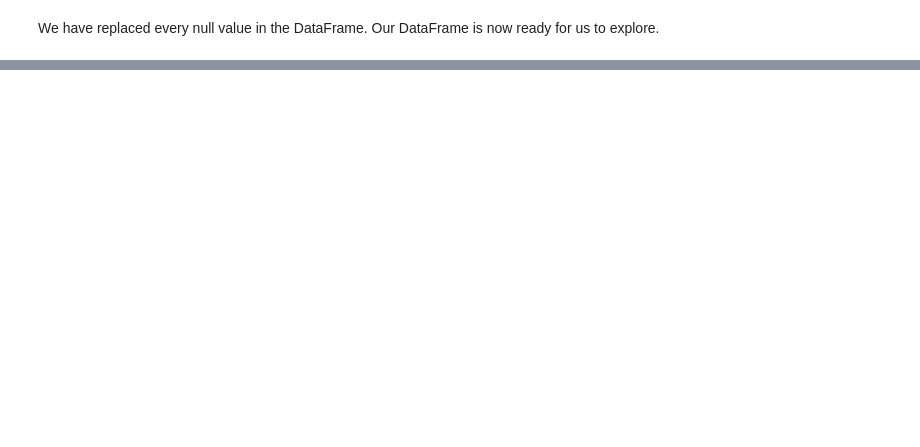
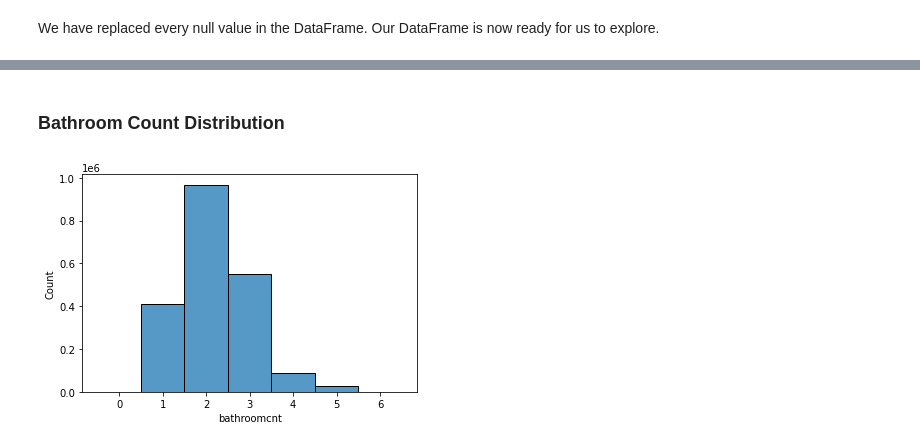
Before and after one commit to malachi-hale/Regression-exercises, a Jupyter notebook: wrangle.ipynb, the cells around one changed output, grey strips where cells are left out. Cells and saved outputs as stored; diff of their text form; code cells hidden in the pictures; blank space fills up the shorter version.

```diff
--- a/wrangle.ipynb
+++ b/wrangle.ipynb
@@ -169,2 +181,24 @@ dtype: int64
+# %%
+def remove_outliers(df, k, col_list):
+    ''' remove outliers from a list of columns in a dataframe
+        and return that dataframe
+    '''
+
+    for col in col_list:
+
+        q1, q3 = df[col].quantile([.25, .75])  # get quartiles
+
+        iqr = q3 - q1   # calculate interquartile range
+
+        upper_bound = q3 + k * iqr   # get upper bound
+        lower_bound = q1 - k * iqr   # get lower bound
+
+        # return dataframe without outliers
+
+        df = df[(df[col] > lower_bound) & (df[col] < upper_bound)]
+
+    return df
+# %%
+df = remove_outliers(df, 3, df.columns)
 # %% [markdown]
 We have replaced every null value in the DataFrame. Our DataFrame is now ready for us to explore.
@@ -170,0 +217,6 @@ We have replaced every null value in the DataFrame. Our DataFrame is now ready f
+# %% [markdown]
+### Bathroom Count Distribution
+# %%
+bathroom_count = sns.histplot(data=df, x="bathroomcnt", discrete = True)
+# %% [output]
+[figure, added]
```
Also changed, not shown: parts of 18 cells of this notebook, 4 other files.
